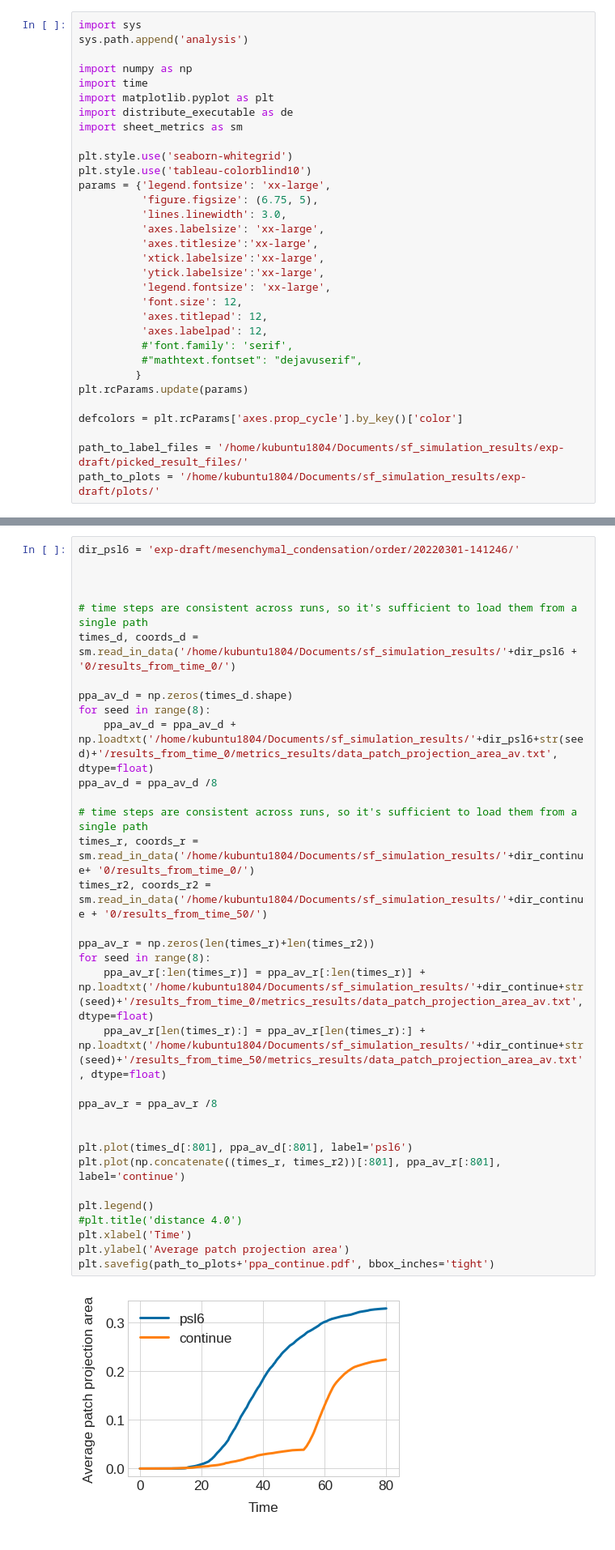
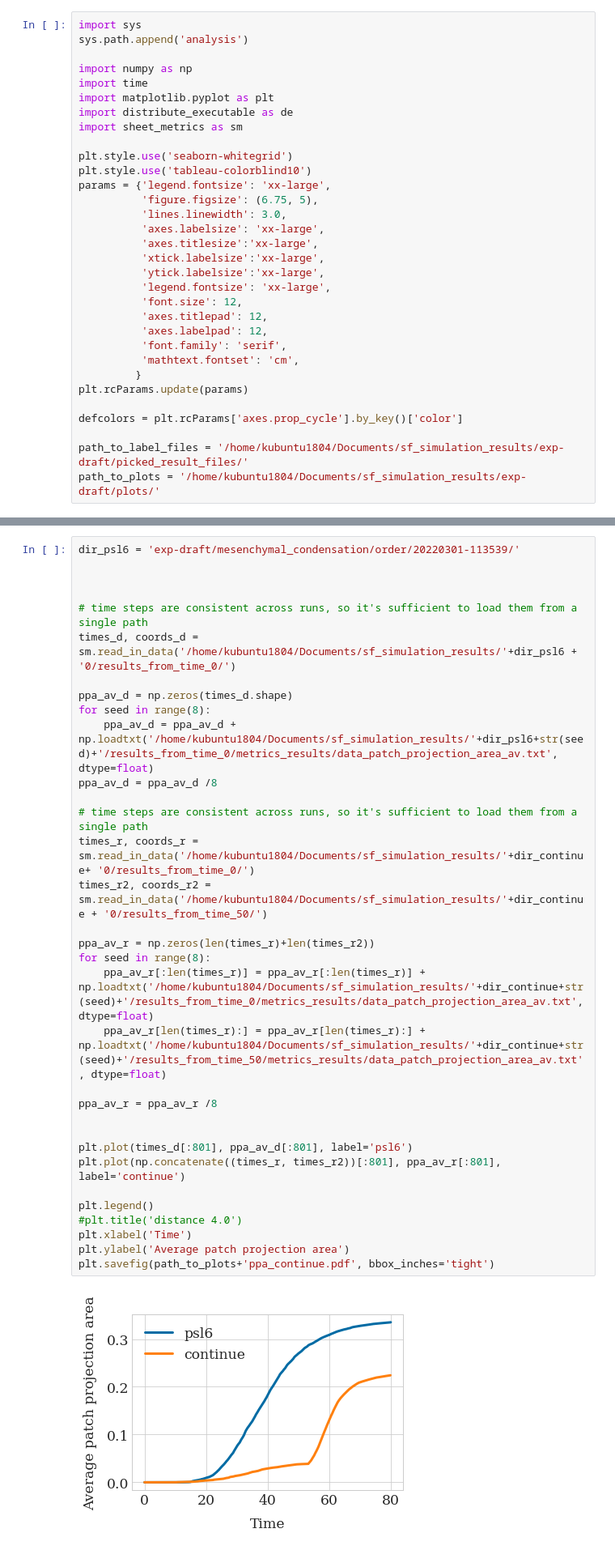
Before and after one commit to somathias/CartilageCBM, a Jupyter notebook: exp-mesenchymal_condensation_draft.ipynb, the cells around one changed output, grey strips where cells are left out. Shown at 81% size. Cells and saved outputs as stored; diff of their text form.

Commit message:
Make figure for mesenchymal condensation

```diff
--- a/exp-mesenchymal_condensation_draft.ipynb
+++ b/exp-mesenchymal_condensation_draft.ipynb
@@ -40,8 +40,8 @@ params = {'legend.fontsize': 'xx-large',
           'font.size': 12,
           'axes.titlepad': 12,
           'axes.labelpad': 12,
-          #'font.family': 'serif',
-          #"mathtext.fontset": "dejavuserif",
+          'font.family': 'serif',
+          'mathtext.fontset': 'cm',
          }
 plt.rcParams.update(params)
 
@@ -760,35 +813,35 @@ vtkOpenGLVolumeTextureMapper3D::vtkOpenGLVolumeTextureMapper3D was deprecated fo
 # %%
-dir_psl6 = 'exp-draft/mesenchymal_condensation/order/20220301-141246/'
+dir_psl6 = 'exp-draft/mesenchymal_condensation/order/20220301-113539/'
 
 
 
 # time steps are consistent across runs, so it's sufficient to load them from a single path
 times_d, coords_d = sm.read_in_data('/home/kubuntu1804/Documents/sf_simulation_results/'+dir_psl6 + '0/results_from_time_0/')
 
 ppa_av_d = np.zeros(times_d.shape)
 for seed in range(8):
     ppa_av_d = ppa_av_d + np.loadtxt('/home/kubuntu1804/Documents/sf_simulation_results/'+dir_psl6+str(seed)+'/results_from_time_0/metrics_results/data_patch_projection_area_av.txt', dtype=float)
 ppa_av_d = ppa_av_d /8
 
 # time steps are consistent across runs, so it's sufficient to load them from a single path
 times_r, coords_r = sm.read_in_data('/home/kubuntu1804/Documents/sf_simulation_results/'+dir_continue+ '0/results_from_time_0/')
 times_r2, coords_r2 = sm.read_in_data('/home/kubuntu1804/Documents/sf_simulation_results/'+dir_continue + '0/results_from_time_50/')
 
 ppa_av_r = np.zeros(len(times_r)+len(times_r2))
 for seed in range(8):
     ppa_av_r[:len(times_r)] = ppa_av_r[:len(times_r)] + np.loadtxt('/home/kubuntu1804/Documents/sf_simulation_results/'+dir_continue+str(seed)+'/results_from_time_0/metrics_results/data_patch_projection_area_av.txt', dtype=float)
     ppa_av_r[len(times_r):] = ppa_av_r[len(times_r):] + np.loadtxt('/home/kubuntu1804/Documents/sf_simulation_results/'+dir_continue+str(seed)+'/results_from_time_50/metrics_results/data_patch_projection_area_av.txt', dtype=float)
 
 ppa_av_r = ppa_av_r /8
 
 
 plt.plot(times_d[:801], ppa_av_d[:801], label='psl6')
 plt.plot(np.concatenate((times_r, times_r2))[:801], ppa_av_r[:801], label='continue')
 
 plt.legend()
 #plt.title('distance 4.0')
 plt.xlabel('Time')
 plt.ylabel('Average patch projection area')
 plt.savefig(path_to_plots+'ppa_continue.pdf', bbox_inches='tight')
 # %% [output]
-[figure, old version]
+[figure, new version]
```
Also changed, not shown: parts of 9 cells of this notebook.
